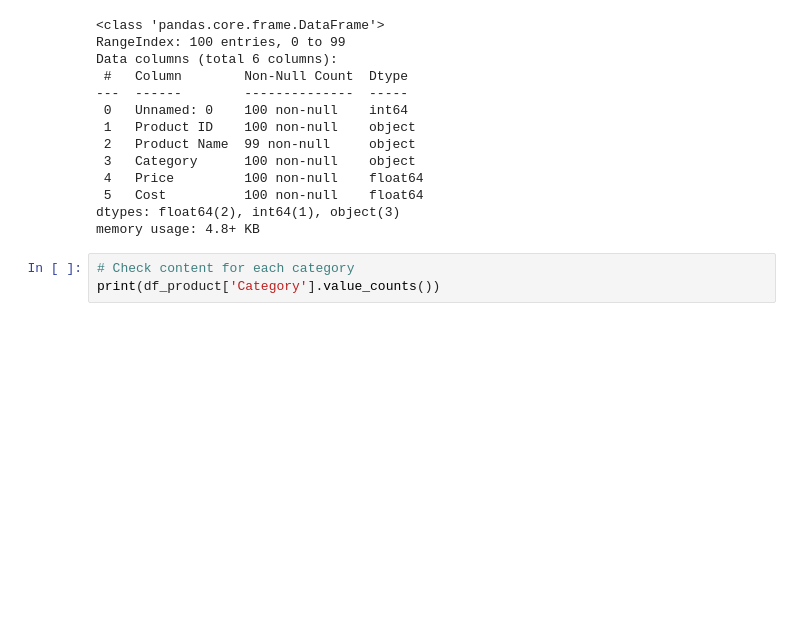
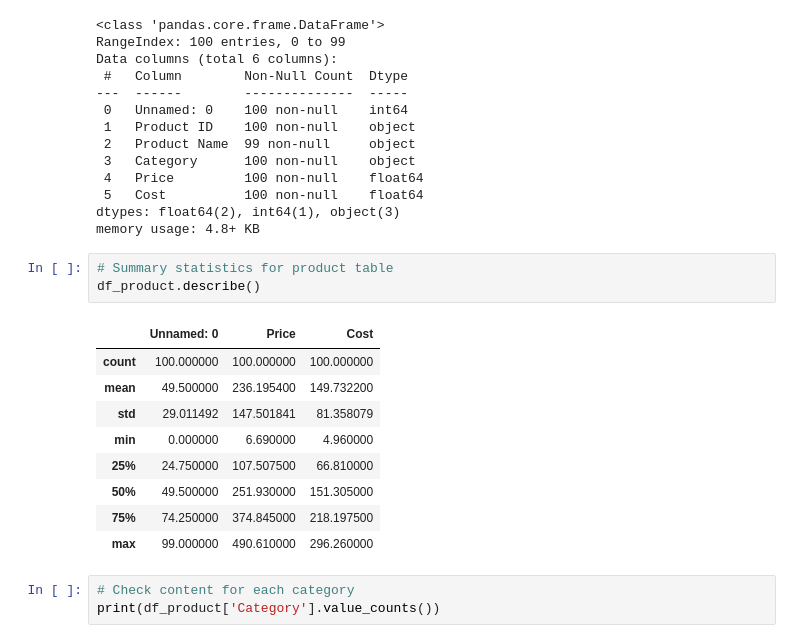
Before and after one commit to Rudrajit12/Retail-Sales-Performance-Analysis, a Jupyter notebook: Retail_Sales_Performance_Analysis.ipynb, the cells around one changed output. Drawn from its saved outputs; the diff is of its cells as text; blank space fills up the shorter version.

```diff
--- a/Retail_Sales_Performance_Analysis.ipynb
+++ b/Retail_Sales_Performance_Analysis.ipynb
@@ -277,6 +307,19 @@ Data columns (total 6 columns):
  5   Cost          100 non-null    float64
 dtypes: float64(2), int64(1), object(3)
 memory usage: 4.8+ KB
+# %%
+# Summary statistics for product table
+df_product.describe()
+# %% [output]
+|  | Unnamed: 0 | Price | Cost |
+| count | 100.000000 | 100.000000 | 100.000000 |
+| mean | 49.500000 | 236.195400 | 149.732200 |
+| std | 29.011492 | 147.501841 | 81.358079 |
+| min | 0.000000 | 6.690000 | 4.960000 |
+| 25% | 24.750000 | 107.507500 | 66.810000 |
+| 50% | 49.500000 | 251.930000 | 151.305000 |
+| 75% | 74.250000 | 374.845000 | 218.197500 |
+| max | 99.000000 | 490.610000 | 296.260000 |
 # %%
 # Check content for each category
 print(df_product['Category'].value_counts())
```
Also changed, not shown: parts of 13 cells of this notebook.
